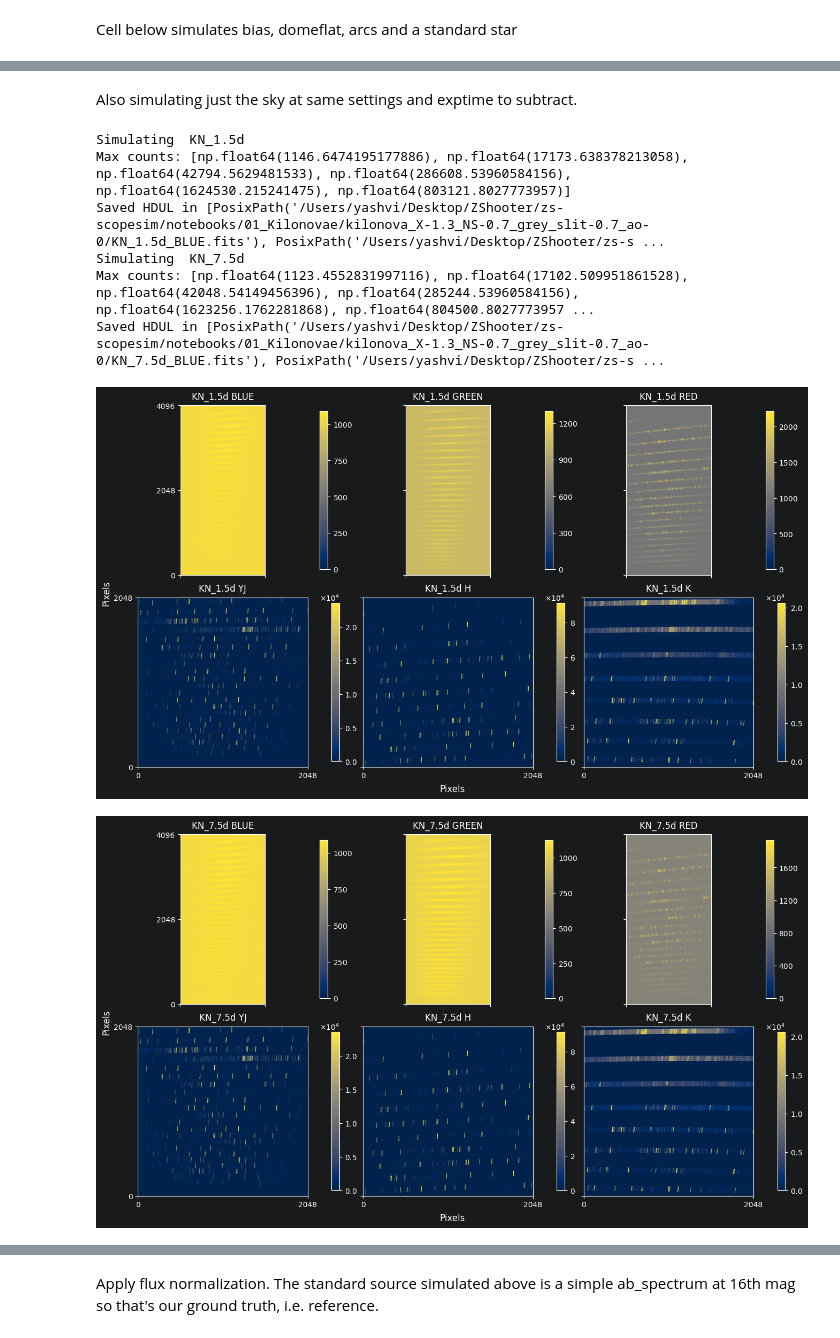
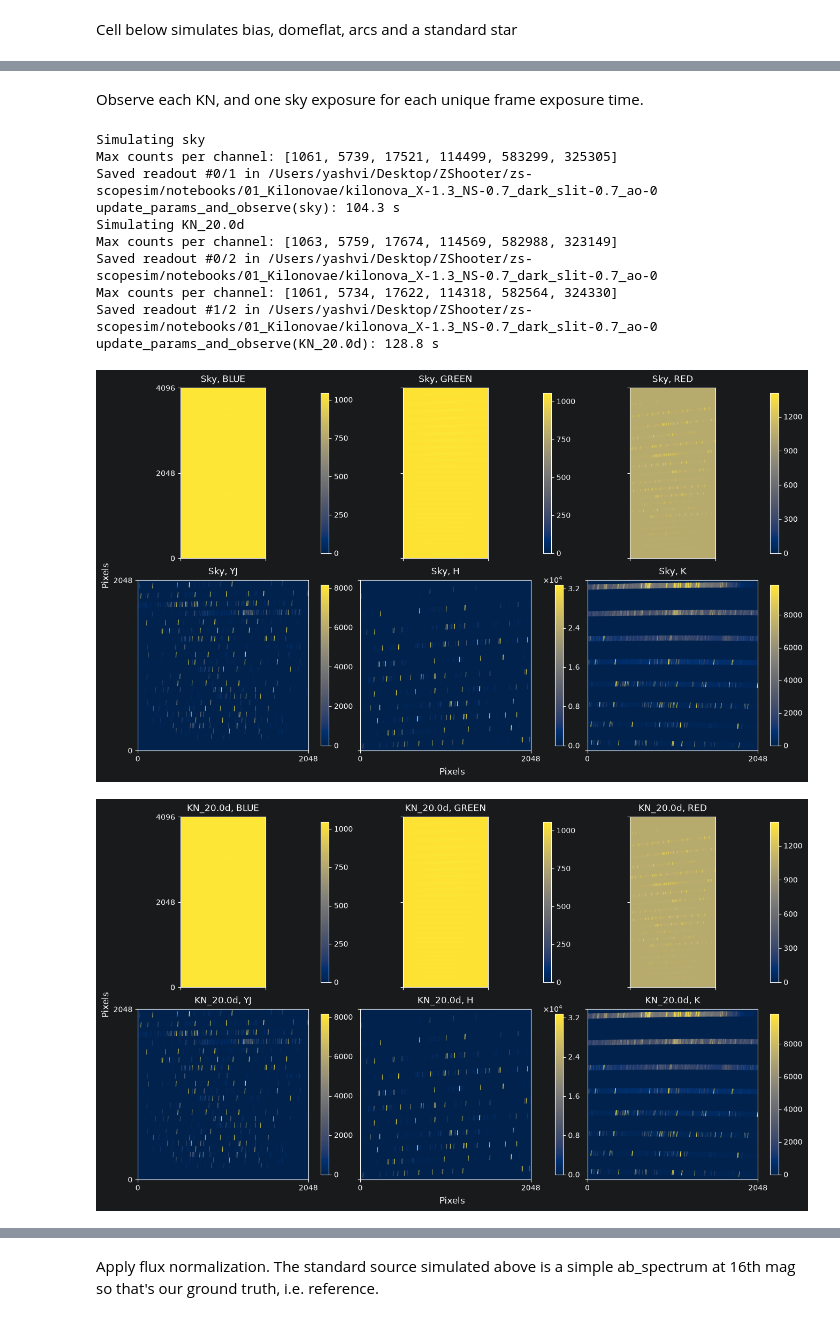
Before and after one commit to CaltechOpticalObservatories/zs-scopesim, a Jupyter notebook: notebooks/01_Kilonovae.ipynb, the cells around one changed output, grey strips where cells are left out. Saved outputs shown, nothing was run; the diff lists cells and outputs as text; code cells hidden in the pictures.

Commit message:
Final science notebooks used for science review data generation, reformatted

```diff
--- a/notebooks/01_Kilonovae.ipynb
+++ b/notebooks/01_Kilonovae.ipynb
@@ -174,21 +255,22 @@ If you change any instrument related parameters for a science obejct simulation
 # %%
 airmass = 1.3
 seeing = 0.7
-brightness = "grey"
+brightness = "dark"
 vis_slit = 0.7
 nir_slit = 0.7
 ao_on = False
 diffuse_emissivity_on = False
+params = {"!SIM.spectral.spectral_bin_width": 1e-5} # in um, (== 0.1 Angstrom, use 0.05 Angstrom for smaller slit widths)
 
-# creating a sub-directory in OUTDIR for this run config, naming it based on config params
+args = {'airmass':airmass, 'seeing':seeing, 'brightness':brightness, 'vis_slit':vis_slit, 'nir_slit':nir_slit,
+        'ao_on': ao_on, 'diffuse_emissivity_on': diffuse_emissivity_on, 'params': params}
+
+# creating a sub-directory in OUTDIR for this run config, naming it based on config params for uniqueness
 output_dir = OUTDIR / f"kilonova_X-{airmass}_NS-{seeing}_{brightness}_slit-{vis_slit}_ao-{int(ao_on)}"
 output_dir.mkdir(parents=True, exist_ok=True)
 
-overwrite_cals = False  # set True to redo cals
+overwrite_cals = True  # set True to redo cals
 plot = True  # Set True for plotting
-
-args = {'airmass':airmass, 'seeing':seeing, 'brightness':brightness, 'vis_slit':vis_slit, 'nir_slit':nir_slit,
-        'ao_on': ao_on, 'diffuse_emissivity_on': diffuse_emissivity_on}
 # %% [markdown]
 Cell below simulates bias, domeflat, arcs and a standard star
 # %%
@@ -277,27 +337,38 @@ KNs = make_default_kilonova(plot=True)
 # %% [markdown]
-Also simulating just the sky at same settings and exptime to subtract.
+Observe each KN, and one sky exposure for each unique frame exposure time.
 # %%
-from zs_scopesim_tools.helpers import subtract_hduls
+importlib.reload(zs_scopesim_tools.helpers)
+from zs_scopesim_tools.helpers import subtract_hduls, save_zshooter_readout
 
-sky_hdul, _ = update_params_and_observe(object_name=f"sky", imagetype="SCIENCE", source=None,
-                                       exptimes=300, output_dir=output_dir, **args)
+sky_hduls, _ = update_params_and_observe(object_name=f"sky", imagetype="SKY", source=None,
+                                     exptimes=1800, output_dir=output_dir, **args)
+
+# 2 frames x 1800s = 3600s = 1hr
 for phase, source in KNs.items():
     # with full sky background
+    if phase<10:
+        continue
     objname = f"KN_{phase}d"
-    print("Simulating ", objname)
-    hdul, _ = update_params_and_observe(object_name=objname, imagetype="SCIENCE", source=source,
-                                        exptimes=3600, output_dir=output_dir, **args)
-    _ = plot_readout_overview(hdul, titles=[f"{objname} {chan}" for chan in ["BLUE", "GREEN", "RED", "YJ", "H", "K"]])
-    # # subtract sky manually
-    # sub_hdul = subtract_hduls(hdul, sky_hdul)
-    # # save
-    # _ = save_zshooter_readout(sub_hdul, output_dir=output_dir, filename_prefix=f"{objname}_sub", imagetype="SCIENCE")
+    hduls, _ = update_params_and_observe(object_name=objname, imagetype="SCIENCE", source=source,
+                                            exptimes=1800, ndit=2, output_dir=output_dir, **args)
+    # subtract sky
+    for i, hdul in enumerate(hduls):
+        sub_hdul = subtract_hduls(hdul, sky_hduls[0])
+        _ = save_zshooter_readout(sub_hdul, output_dir=output_dir, object_name=f"{objname}_SUB", imagetype="SCIENCE", ndit=i, extra_headers={"SUBTRACTED": True})
+
+_ = plot_readout_overview(sky_hduls[0], titles=[f"Sky, {chan}" for chan in ["BLUE", "GREEN", "RED", "YJ", "H", "K"]])
+_ = plot_readout_overview(hdul, titles=[f"{objname}, {chan}" for chan in ["BLUE", "GREEN", "RED", "YJ", "H", "K"]])
+_ = plot_readout_overview(sub_hdul, titles=[f"{objname}-Sky, {chan}" for chan in ["BLUE", "GREEN", "RED", "YJ", "H", "K"]])
 # %% [output]
-Simulating  KN_1.5d
-Max counts: [np.float64(1146.6474195177886), np.float64(17173.638378213058), np.float64(42794.5629481533), np.float64(286608.53960584156), np.float64(1624530.215241475), np.float64(803121.8027773957)]
-Saved HDUL in [PosixPath('/Users/yashvi/Desktop/ZShooter/zs-scopesim/notebooks/01_Kilonovae/kilonova_X-1.3_NS-0.7_grey_slit-0.7_ao-0/KN_1.5d_BLUE.fits'), PosixPath('/Users/yashvi/Desktop/ZShooter/zs-s ...
-Simulating  KN_7.5d
-Max counts: [np.float64(1123.4552831997116), np.float64(17102.509951861528), np.float64(42048.54149456396), np.float64(285244.53960584156), np.float64(1623256.1762281868), np.float64(804500.8027773957 ...
-Saved HDUL in [PosixPath('/Users/yashvi/Desktop/ZShooter/zs-scopesim/notebooks/01_Kilonovae/kilonova_X-1.3_NS-0.7_grey_slit-0.7_ao-0/KN_7.5d_BLUE.fits'), PosixPath('/Users/yashvi/Desktop/ZShooter/zs-s ...
+Simulating sky
+Max counts per channel: [1061, 5739, 17521, 114499, 583299, 325305]
+Saved readout #0/1 in /Users/yashvi/Desktop/ZShooter/zs-scopesim/notebooks/01_Kilonovae/kilonova_X-1.3_NS-0.7_dark_slit-0.7_ao-0
+update_params_and_observe(sky): 104.3 s
+Simulating KN_20.0d
+Max counts per channel: [1063, 5759, 17674, 114569, 582988, 323149]
+Saved readout #0/2 in /Users/yashvi/Desktop/ZShooter/zs-scopesim/notebooks/01_Kilonovae/kilonova_X-1.3_NS-0.7_dark_slit-0.7_ao-0
+Max counts per channel: [1061, 5734, 17622, 114318, 582564, 324330]
+Saved readout #1/2 in /Users/yashvi/Desktop/ZShooter/zs-scopesim/notebooks/01_Kilonovae/kilonova_X-1.3_NS-0.7_dark_slit-0.7_ao-0
+update_params_and_observe(KN_20.0d): 128.8 s
-[figure, old version]
+[figure, new version]
-[figure, old version]
+[figure, new version]
```
Also changed, not shown: parts of 33 cells of this notebook, 4 other files.
